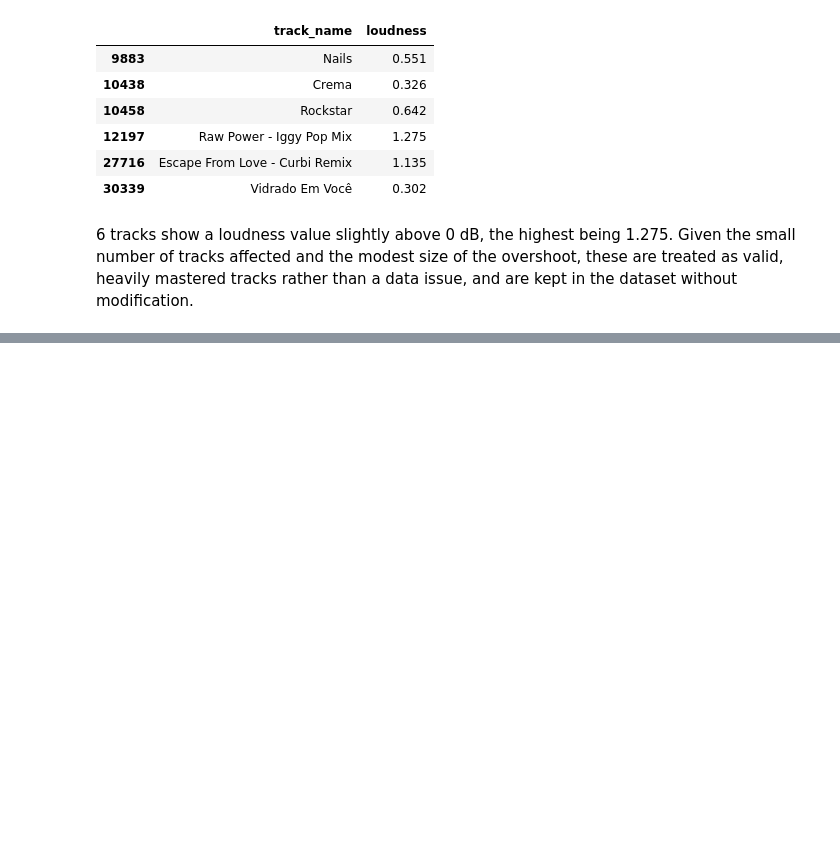
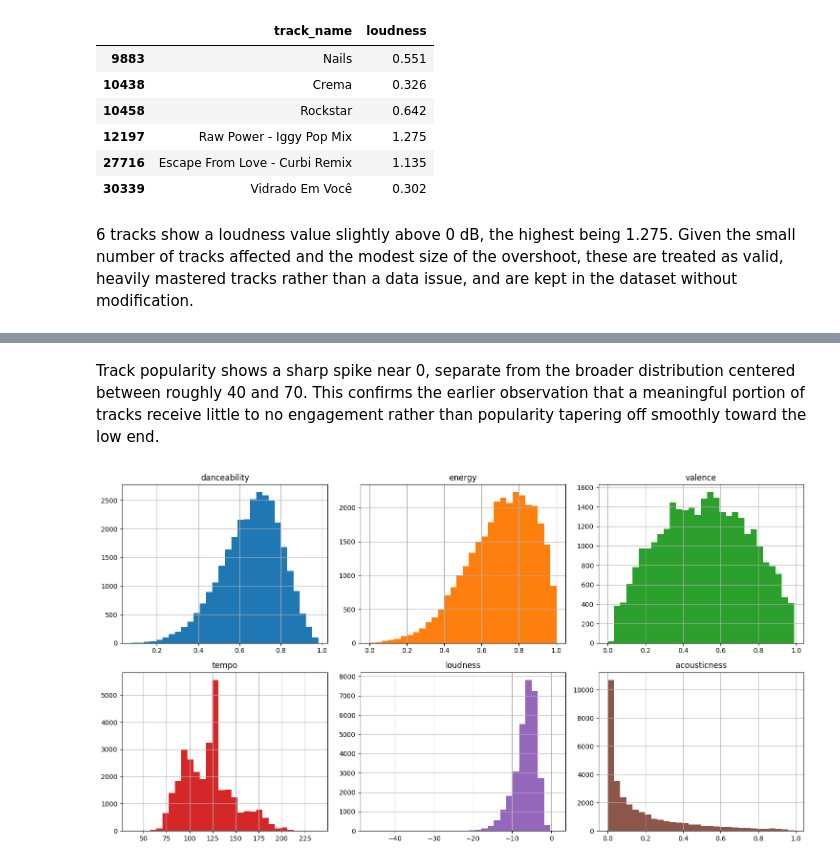
Before and after one commit to vipphan/spotify-capstone, a Jupyter notebook: spotify_capstone.ipynb, the cells around one changed output, grey strips where cells are left out. Cells and saved outputs as stored; diff of their text form; code cells hidden in the pictures; blank space fills up the shorter version.

```diff
--- a/spotify_capstone.ipynb
+++ b/spotify_capstone.ipynb
@@ -373,0 +492,19 @@ modification.
+# %% [markdown]
+Track popularity shows a sharp spike near 0, separate from the broader
+distribution centered between roughly 40 and 70. This confirms the
+earlier observation that a meaningful portion of tracks receive little
+to no engagement rather than popularity tapering off smoothly toward
+the low end.
+# %%
+# distribution of each of the six audio features
+features = ['danceability', 'energy', 'valence', 'tempo', 'loudness', 'acousticness']
+colors = plt.cm.tab10.colors
+
+fig, axes = plt.subplots(2, 3, figsize=(15, 8))
+for ax, feature, color in zip(axes.flatten(), features, colors):
+    cleaned_df[feature].hist(bins=30, ax=ax, color=color)
+    ax.set_title(feature)
+
+plt.tight_layout()
+# %% [output]
+[figure, added]
```
Also changed, not shown: parts of 25 cells of this notebook.
